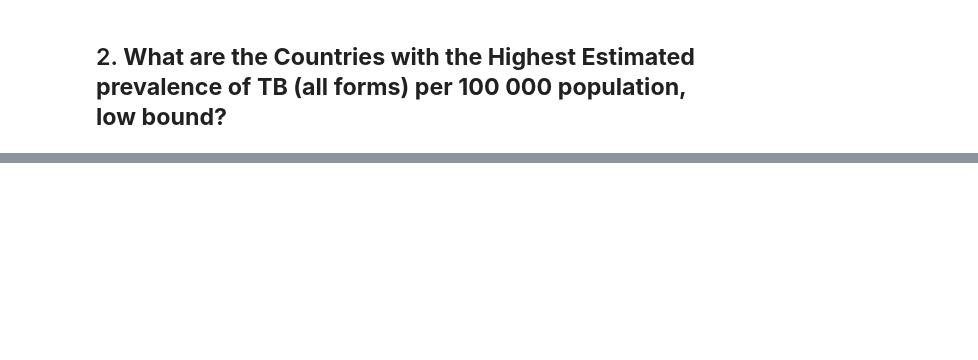
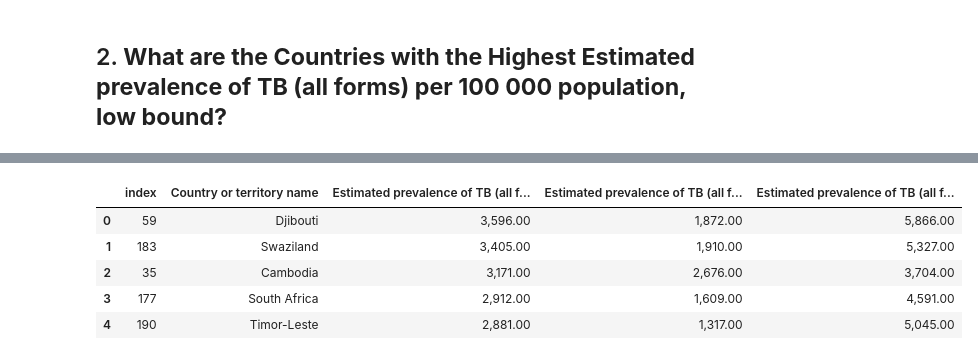
Before and after one commit to murithidenisgitobu/TB-BURDEN-IN-THE-WORLD, a Jupyter notebook: Notebook/TB.ipynb, the cells around one changed output, grey strips where cells are left out. Saved outputs shown, nothing was run; the diff lists cells and outputs as text; code cells hidden in the pictures; blank space fills up the shorter version.

```diff
--- a/Notebook/TB.ipynb
+++ b/Notebook/TB.ipynb
@@ -349,0 +380,23 @@ plt.show()
+# %%
+# Filter and aggregate data
+df_2010_2013 = df[df["Year"] >= 2010]
+
+tb_agg = df_2010_2013.groupby("Country or territory name").agg({
+    "Estimated prevalence of TB (all forms) per 100 000 population": "sum",
+    "Estimated prevalence of TB (all forms) per 100 000 population, low bound": "sum",
+    "Estimated prevalence of TB (all forms) per 100 000 population, high bound": "sum",
+}).reset_index()
+
+# Get top 20 countries by total TB prevalence
+top_tb = tb_agg.sort_values(by="Estimated prevalence of TB (all forms) per 100 000 population",
+                            ascending=False).head(20).reset_index()
+
+# Sort ascending for cleaner barh layout
+top_tb.head()
+# %% [output]
+|  | index | Country or territory name | Estimated prevalence of TB (all f... | Estimated prevalence of TB (all f... | Estimated prevalence of TB (all f... |
+| 0 | 59 | Djibouti | 3,596.00 | 1,872.00 | 5,866.00 |
+| 1 | 183 | Swaziland | 3,405.00 | 1,910.00 | 5,327.00 |
+| 2 | 35 | Cambodia | 3,171.00 | 2,676.00 | 3,704.00 |
+| 3 | 177 | South Africa | 2,912.00 | 1,609.00 | 4,591.00 |
+| 4 | 190 | Timor-Leste | 2,881.00 | 1,317.00 | 5,045.00 |
```
Also changed, not shown: parts of 9 cells of this notebook.
